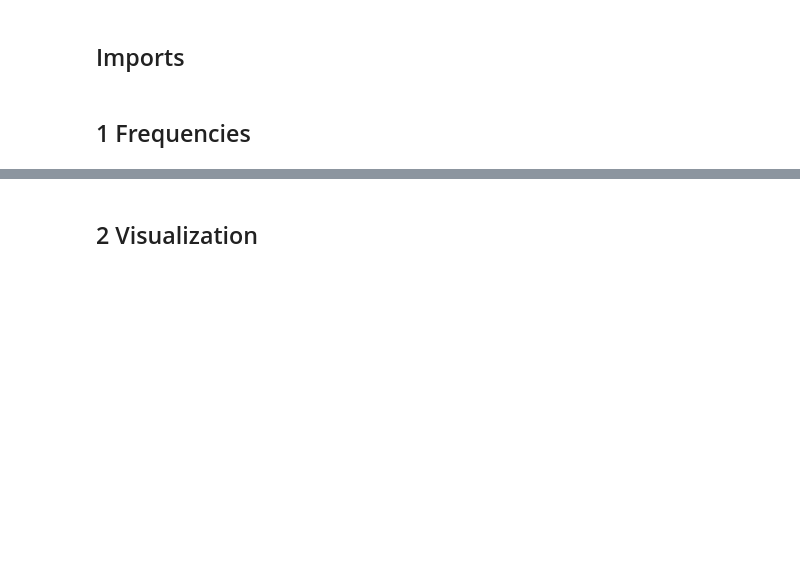
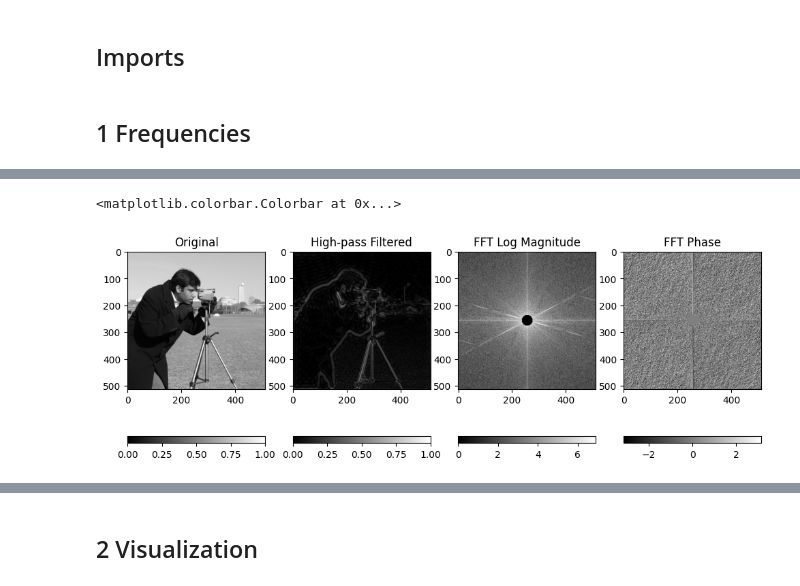
Before and after one commit to ishanyaa/ImageProcessingCSC8628, a Jupyter notebook: image_fourier-1.ipynb, the cells around one changed output, grey strips where cells are left out. Saved outputs shown, nothing was run; the diff lists cells and outputs as text; code cells hidden in the pictures; blank space fills up the shorter version.

```diff
--- a/image_fourier-1.ipynb
+++ b/image_fourier-1.ipynb
@@ -36,0 +72,46 @@ plt.clim(0,    1)
+# %%
+# FFT of image: spatial domain to frequency domain
+
+# Convert image into frequency space
+imfft   = fftshift(fft2(im_camera))
+
+# Remove frequencies inside the circular mask
+imfft[imw>0]     = 0
+
+# Move low frequencies back? and invert FFT
+imf = np.abs(ifft2(ifftshift(imfft)))
+imf = np.abs(ifft2(imfft))
+
+
+# Extract real values and imaginary values
+# Use log of absolute value because the dynamic range of magnitude is very large
+imm = np.log(1 + np.abs(imfft))
+ima = np.angle(imfft)
+
+# Plot image
+fig  =  plt.figure(figsize=(12, 6))
+
+ax  =  fig.add_subplot(1,     4,  1)
+plt.imshow(im_camera, cmap='gray')
+plt.title('Original')
+plt.colorbar(orientation='horizontal')
+plt.clim(0,    1)
+
+ax  =  fig.add_subplot(1,     4,  2)
+plt.imshow(imf, cmap='gray')
+plt.title('High-pass Filtered')
+plt.colorbar(orientation='horizontal')
+plt.clim(0,    1)
+
+ax  =  fig.add_subplot(1,    4,  3)
+plt.imshow(imm, cmap='gray')
+plt.title('FFT Log Magnitude')
+plt.colorbar(orientation='horizontal')
+
+ax  =  fig.add_subplot(1,    4,  4)
+plt.imshow(ima, cmap='gray')
+plt.title('FFT Phase')
+plt.colorbar(orientation='horizontal')
+# %% [output]
+<matplotlib.colorbar.Colorbar at 0x...>
+[figure, added]
```
Also changed, not shown: parts of 7 cells of this notebook.
